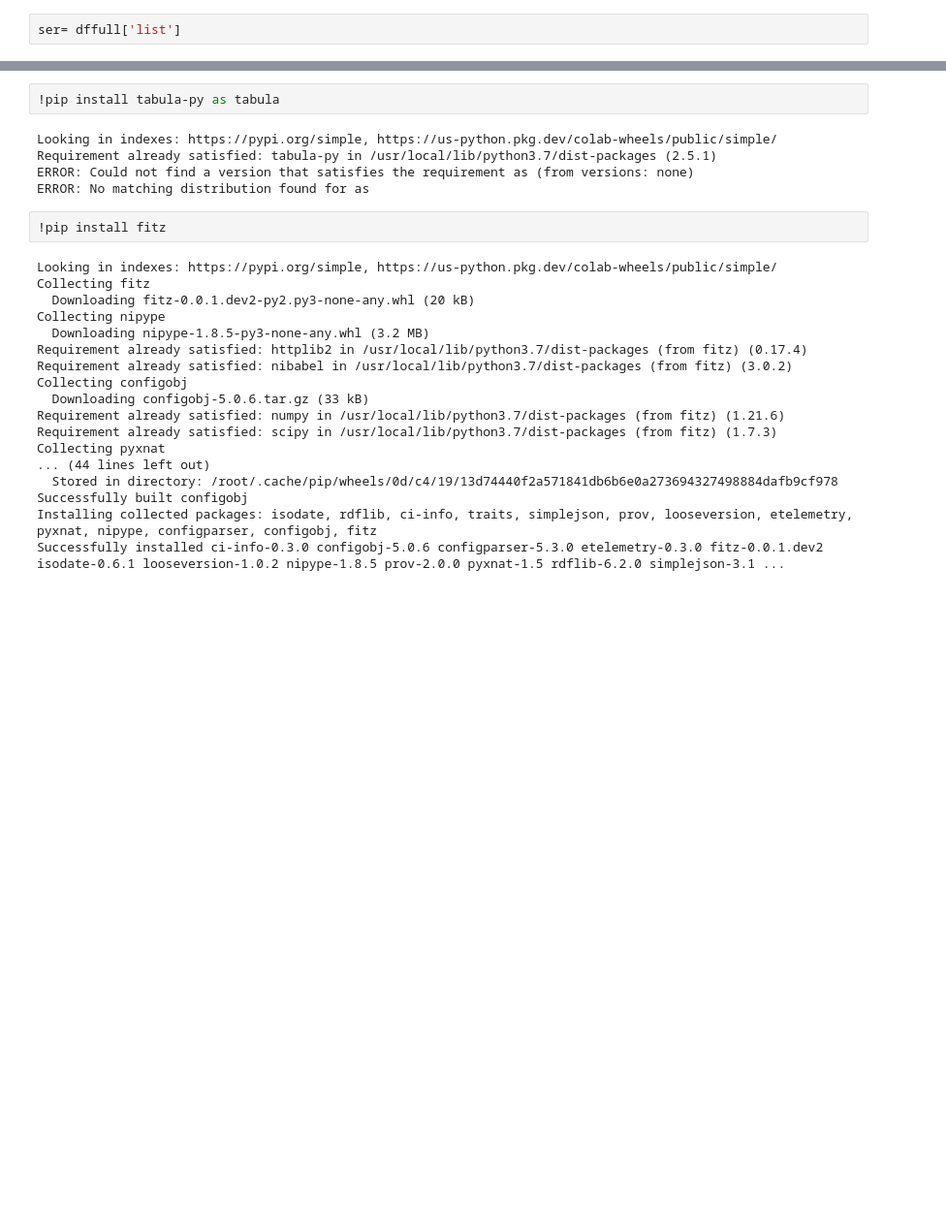
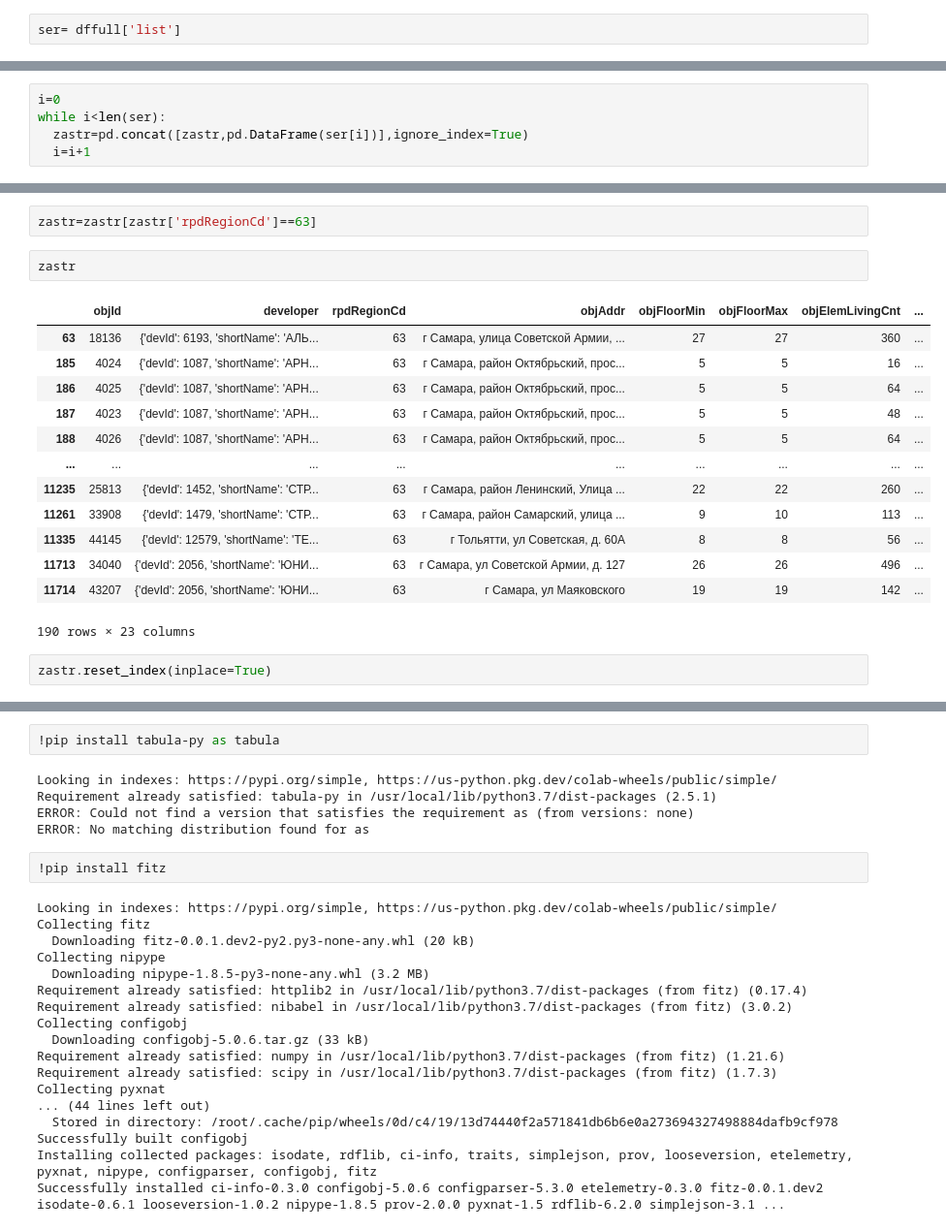
Before and after one commit to EvgenyBelov78/DA1, a Jupyter notebook: NDRF.ipynb, the cells around one changed output, grey strips where cells are left out. Shown at 97% size. Saved outputs shown, nothing was run; the diff lists cells and outputs as text; blank space fills up the shorter version.

```diff
--- a/NDRF.ipynb
+++ b/NDRF.ipynb
@@ -88,0 +126,5 @@ TypeError: ignored
+# %%
+i=0
+while i<len(ser):
+  zastr=pd.concat([zastr,pd.DataFrame(ser[i])],ignore_index=True)
+  i=i+1
@@ -88,0 +181,20 @@ TypeError: ignored
+# %%
+zastr=zastr[zastr['rpdRegionCd']==63]
+# %%
+zastr
+# %% [output]
+|  | objId | developer | rpdRegionCd | objAddr | objFloorMin | objFloorMax | objElemLivingCnt | ... |
+| 63 | 18136 | {'devId': 6193, 'shortName': 'АЛЬ... | 63 | г Самара, улица Советской Армии, ... | 27 | 27 | 360 | ... |
+| 185 | 4024 | {'devId': 1087, 'shortName': 'АРН... | 63 | г Самара, район Октябрьский, прос... | 5 | 5 | 16 | ... |
+| 186 | 4025 | {'devId': 1087, 'shortName': 'АРН... | 63 | г Самара, район Октябрьский, прос... | 5 | 5 | 64 | ... |
+| 187 | 4023 | {'devId': 1087, 'shortName': 'АРН... | 63 | г Самара, район Октябрьский, прос... | 5 | 5 | 48 | ... |
+| 188 | 4026 | {'devId': 1087, 'shortName': 'АРН... | 63 | г Самара, район Октябрьский, прос... | 5 | 5 | 64 | ... |
+| ... | ... | ... | ... | ... | ... | ... | ... | ... |
+| 11235 | 25813 | {'devId': 1452, 'shortName': 'СТР... | 63 | г Самара, район Ленинский, Улица ... | 22 | 22 | 260 | ... |
+| 11261 | 33908 | {'devId': 1479, 'shortName': 'СТР... | 63 | г Самара, район Самарский, улица ... | 9 | 10 | 113 | ... |
+| 11335 | 44145 | {'devId': 12579, 'shortName': 'ТЕ... | 63 | г Тольятти, ул Советская, д. 60А | 8 | 8 | 56 | ... |
+| 11713 | 34040 | {'devId': 2056, 'shortName': 'ЮНИ... | 63 | г Самара, ул Советской Армии, д. 127 | 26 | 26 | 496 | ... |
+| 11714 | 43207 | {'devId': 2056, 'shortName': 'ЮНИ... | 63 | г Самара, ул Маяковского | 19 | 19 | 142 | ... |
+190 rows × 23 columns
+# %%
+zastr.reset_index(inplace=True)
```
Also changed, not shown: parts of 34 cells of this notebook.
